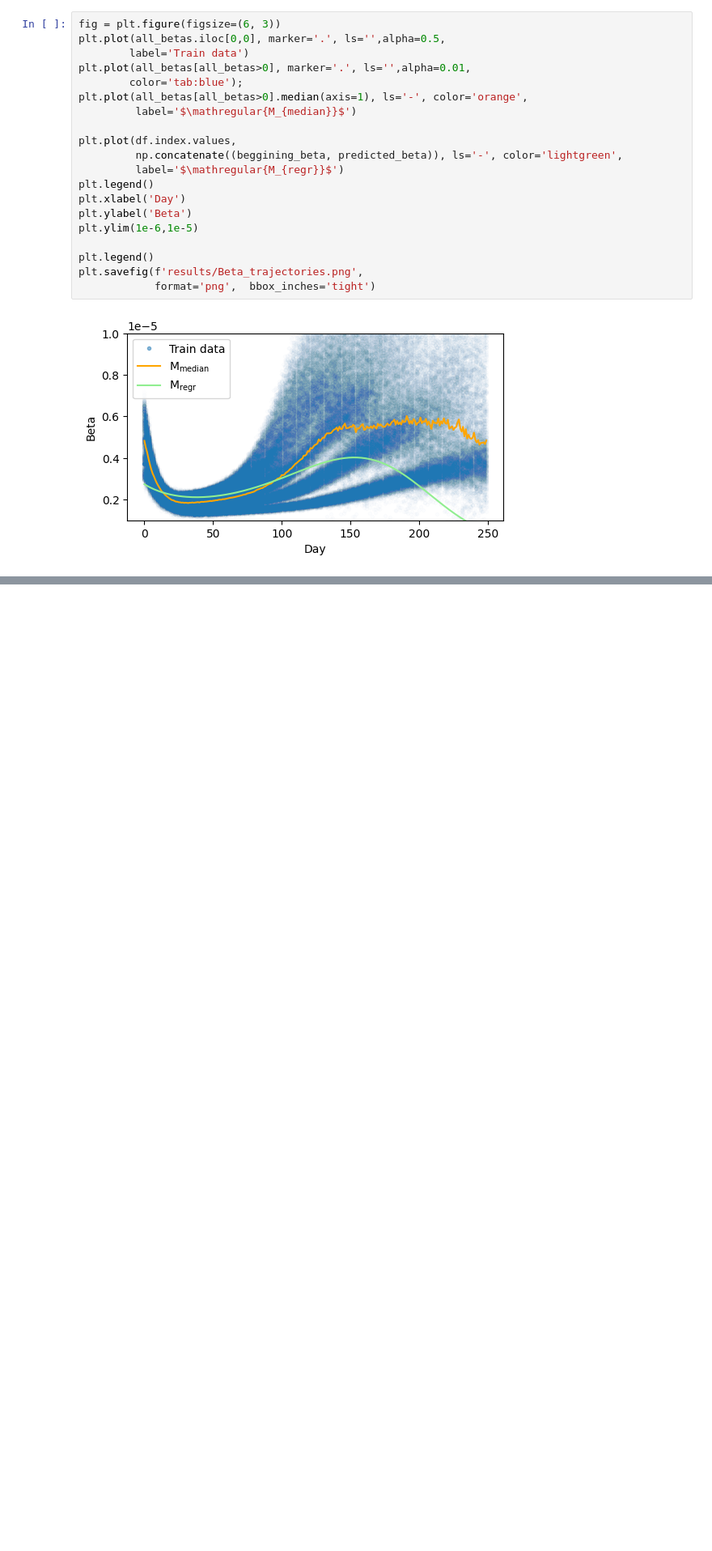
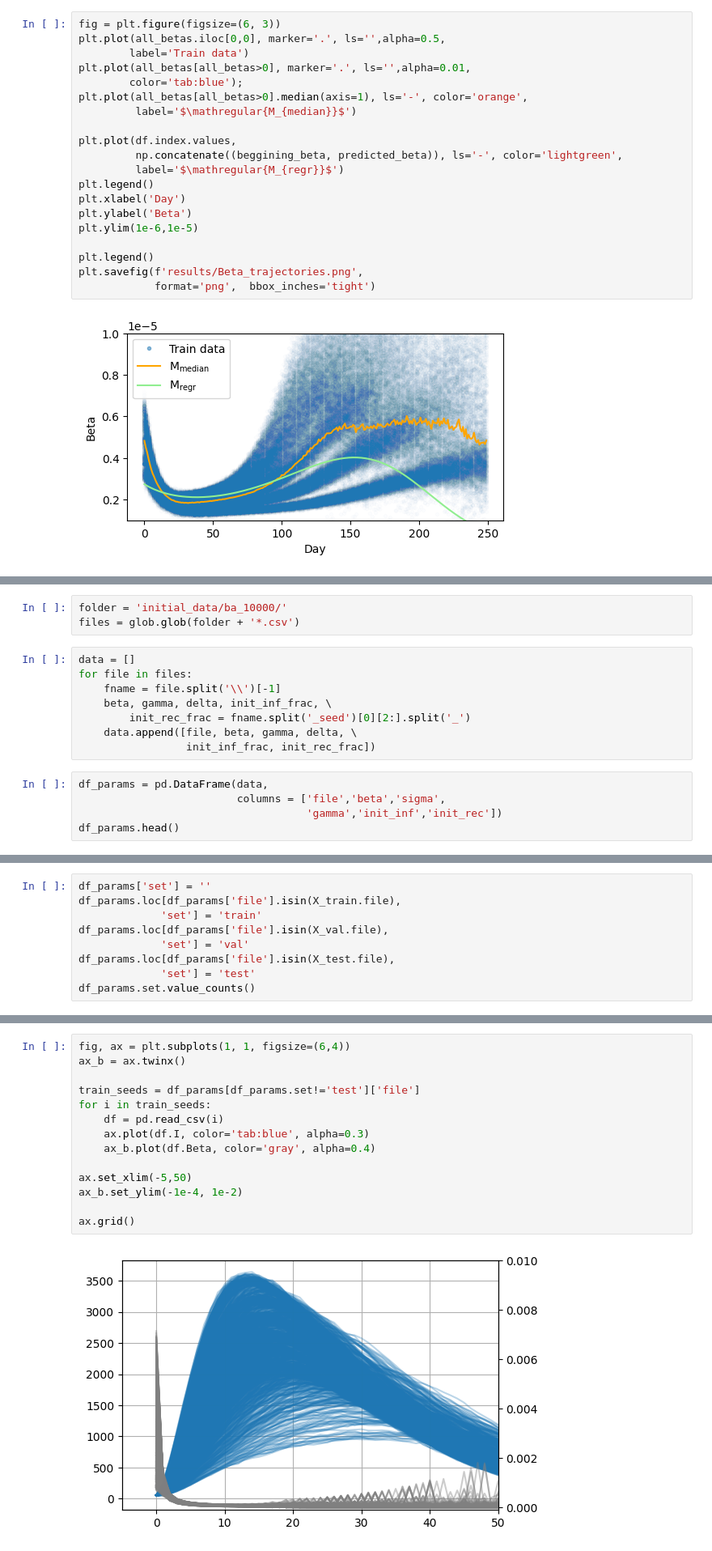
Before and after one commit to Mpkosh/network_hybrid_33, a Jupyter notebook: create_data_regular_networks.ipynb, the cells around one changed output, grey strips where cells are left out. Shown at 81% size. Cells and saved outputs as stored; diff of their text form; blank space fills up the shorter version.

```diff
--- a/create_data_regular_networks.ipynb
+++ b/create_data_regular_networks.ipynb
@@ -590,0 +559,16 @@ plt.show()
+# %%
+folder = 'initial_data/ba_10000/'
+files = glob.glob(folder + '*.csv')
+# %%
+data = []
+for file in files:
+    fname = file.split('\\')[-1]
+    beta, gamma, delta, init_inf_frac, \
+        init_rec_frac = fname.split('_seed')[0][2:].split('_')
+    data.append([file, beta, gamma, delta, \
+                 init_inf_frac, init_rec_frac])
+# %%
+df_params = pd.DataFrame(data,
+                         columns = ['file','beta','sigma',
+                                    'gamma','init_inf','init_rec'])
+df_params.head()
@@ -590,0 +598,9 @@ plt.show()
+# %%
+df_params['set'] = ''
+df_params.loc[df_params['file'].isin(X_train.file),
+             'set'] = 'train'
+df_params.loc[df_params['file'].isin(X_val.file),
+             'set'] = 'val'
+df_params.loc[df_params['file'].isin(X_test.file),
+             'set'] = 'test'
+df_params.set.value_counts()
@@ -590,0 +616,16 @@ plt.show()
+# %%
+fig, ax = plt.subplots(1, 1, figsize=(6,4))
+ax_b = ax.twinx()
+
+train_seeds = df_params[df_params.set!='test']['file']
+for i in train_seeds:
+    df = pd.read_csv(i)
+    ax.plot(df.I, color='tab:blue', alpha=0.3)
+    ax_b.plot(df.Beta, color='gray', alpha=0.4)
+
+ax.set_xlim(-5,50)
+ax_b.set_ylim(-1e-4, 1e-2)
+
+ax.grid()
+# %% [output]
+[figure, added]
```
Also changed, not shown: parts of 13 cells of this notebook, 28 other files.
